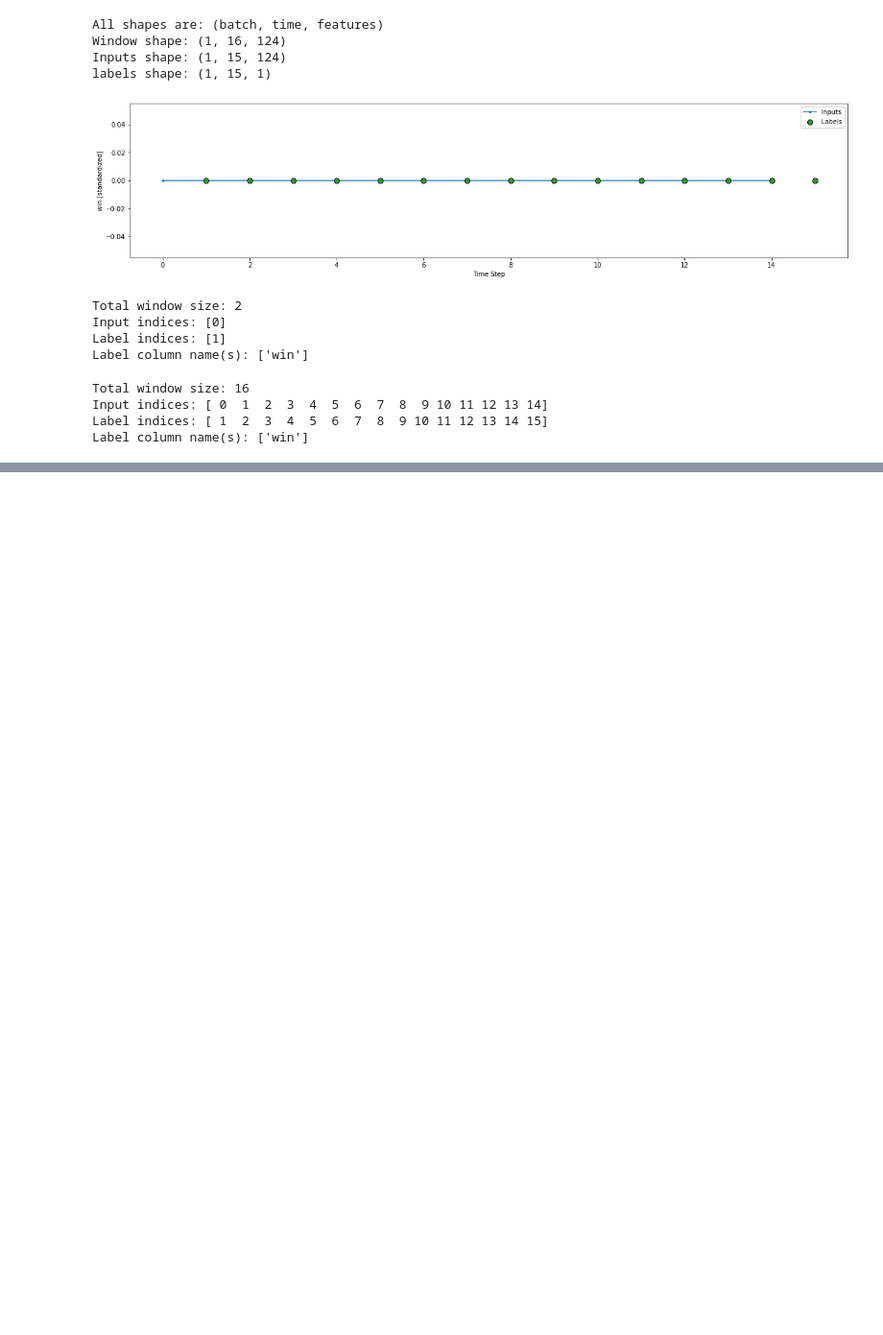
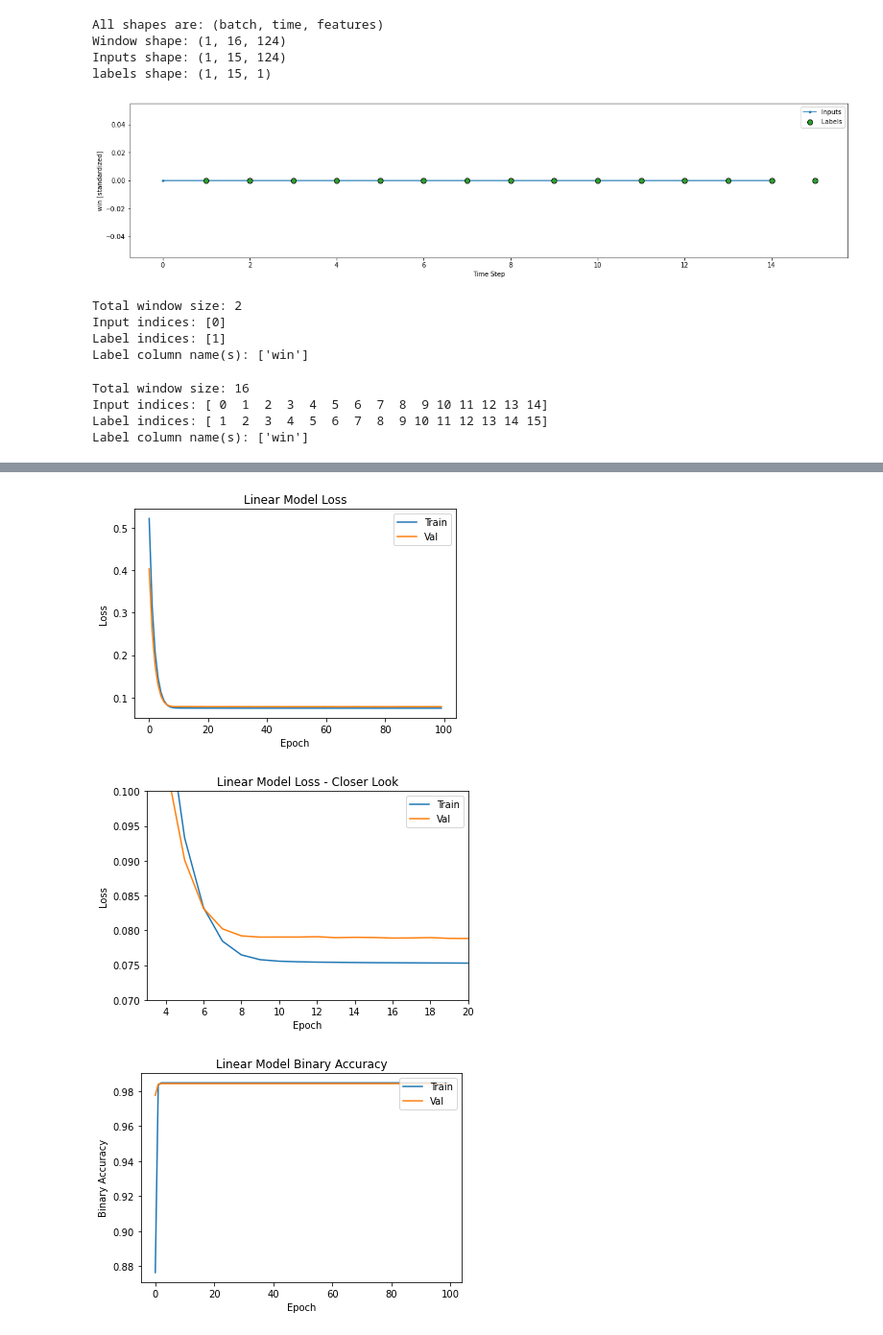
Before and after one commit to ucfcs/Fall2020-Group-20, a Jupyter notebook: notebooks/protoss/ProtossStand.ipynb, the cells around one changed output, grey strips where cells are left out. Shown at 96% size. Cells and saved outputs as stored; diff of their text form; code cells hidden in the pictures; blank space fills up the shorter version.

Commit message:
learning curve

```diff
--- a/notebooks/protoss/ProtossStand.ipynb
+++ b/notebooks/protoss/ProtossStand.ipynb
@@ -288,21 +288,16 @@ Input indices: [ 0  1  2  3  4  5  6  7  8  9 10 11 12 13 14]
 Label indices: [ 1  2  3  4  5  6  7  8  9 10 11 12 13 14 15]
 Label column name(s): ['win']
 # %%
-MAX_EPOCHS = 50
+MAX_EPOCHS = 100
 
 def compile_and_fit(model, window, patience=2):
-  early_stopping = tf.keras.callbacks.EarlyStopping(monitor='val_loss',
-                                                    patience=patience,
-                                                    mode='min')
-
   model.compile(loss=tf.keras.losses.BinaryCrossentropy(),
                 optimizer=tf.optimizers.Adam(),
                 metrics=[tf.keras.metrics.BinaryAccuracy(),tf.keras.metrics.Precision(),
                         tf.keras.metrics.Recall(), tf.keras.metrics.AUC()])
 
   history = model.fit(window.train, epochs=MAX_EPOCHS,
-                      validation_data=window.val,
-                      callbacks=[early_stopping])
+                      validation_data=window.val)
   return history
 # %%
 linear = tf.keras.Sequential([
@@ -312,7 +307,7 @@ linear = tf.keras.Sequential([
 val_performance = {}
 performance = {}
 
-history = compile_and_fit(linear, wide_window)
+history_linear = compile_and_fit(linear, wide_window)
 
 val_performance['Linear'] = linear.evaluate(wide_window.val)
 performance['Linear'] = linear.evaluate(wide_window.test, verbose=0)
@@ -336,0 +332,35 @@ Epoch 14/50
+# %%
+import matplotlib.pyplot as plt
+
+#Linear Model Loss
+plt.plot(history_linear.history['loss'])
+plt.plot(history_linear.history['val_loss'])
+plt.title('Linear Model Loss')
+plt.ylabel('Loss')
+plt.xlabel('Epoch')
+plt.legend(['Train','Val'], loc='upper right')
+plt.show()
+
+#Linear Model Loss
+plt.plot(history_linear.history['loss'])
+plt.plot(history_linear.history['val_loss'])
+plt.title('Linear Model Loss - Closer Look')
+plt.ylabel('Loss')
+plt.xlabel('Epoch')
+plt.legend(['Train','Val'], loc='upper right')
+plt.ylim(0.07,0.1)
+plt.xlim(3,20)
+plt.show()
+
+#Linear Model Binary Accuracy
+plt.plot(history_linear.history['binary_accuracy'])
+plt.plot(history_linear.history['val_binary_accuracy'])
+plt.title('Linear Model Binary Accuracy')
+plt.ylabel('Binary Accuracy')
+plt.xlabel('Epoch')
+plt.legend(['Train','Val'], loc='upper right')
+plt.show()
+# %% [output]
+[figure, added]
+[figure, added]
+[figure, added]
```
Also changed, not shown: parts of 11 cells of this notebook, 7 other files.
